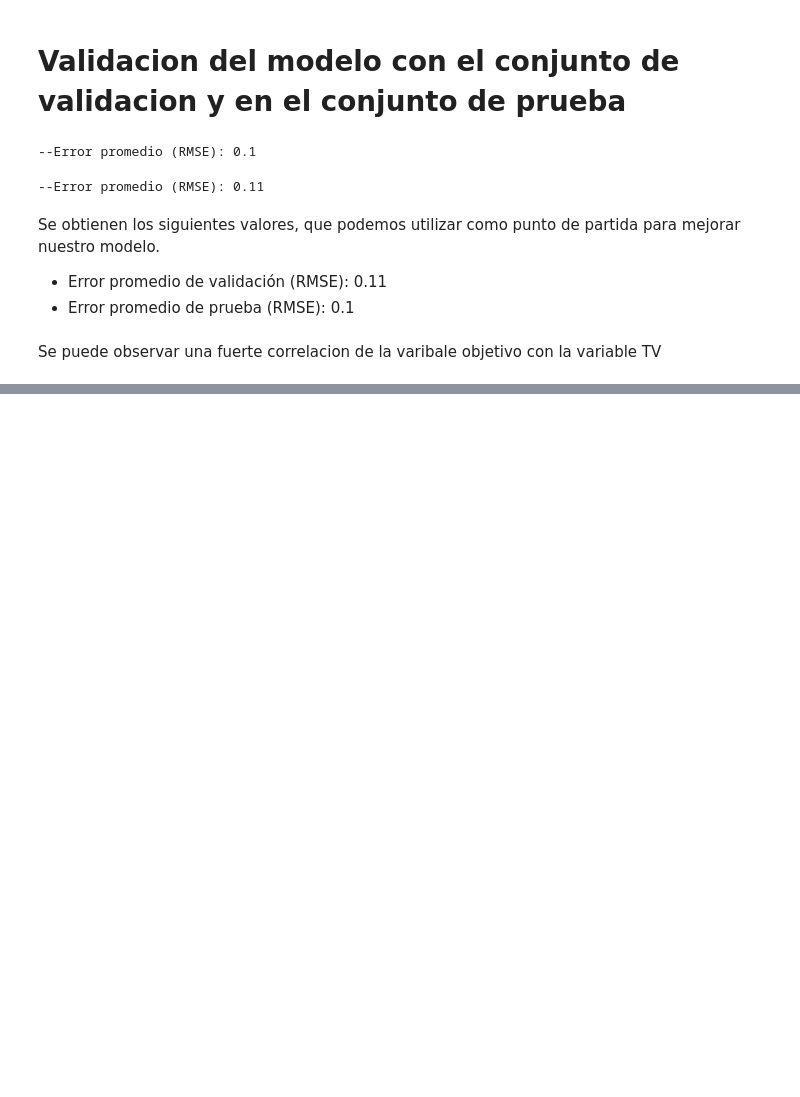
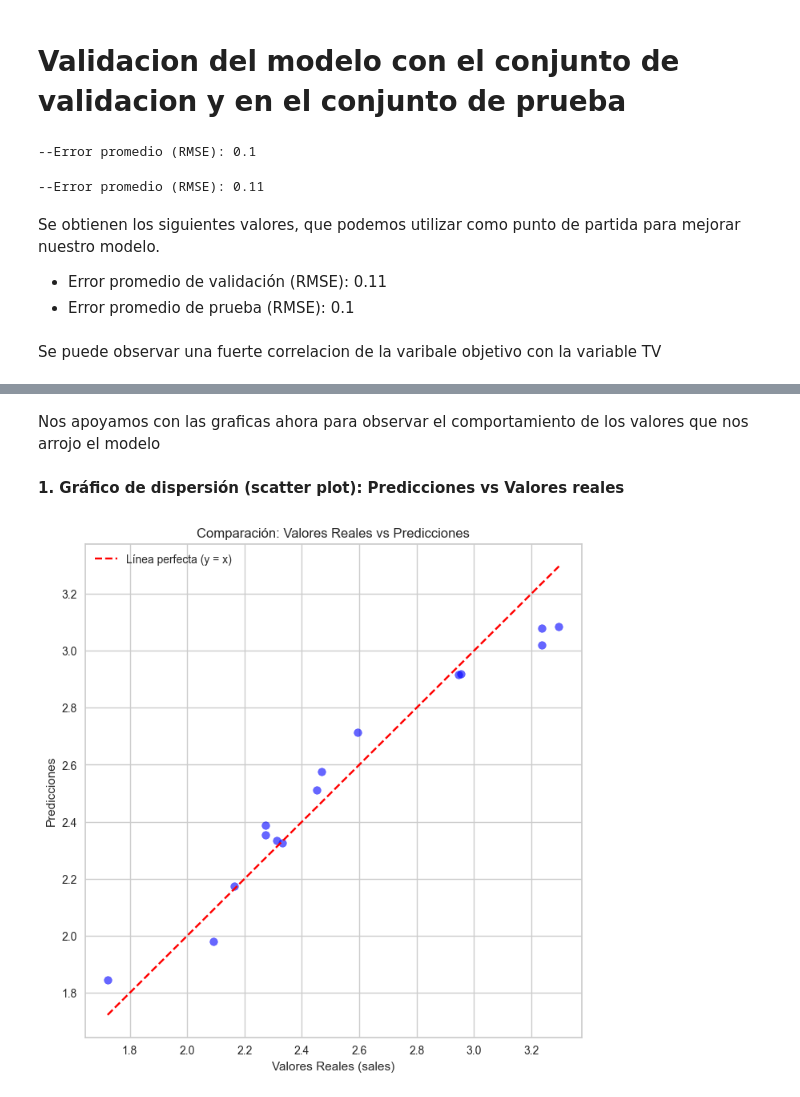
Before and after one commit to Daniel-MZP/Proyectos_regresi-n, a Jupyter notebook: Gasto en publicidad vs. ventas/advertising.ipynb, the cells around one changed output, grey strips where cells are left out. Cells and saved outputs as stored; diff of their text form; code cells hidden in the pictures; blank space fills up the shorter version.

```diff
--- a/Gasto en publicidad vs. ventas/advertising.ipynb
+++ b/Gasto en publicidad vs. ventas/advertising.ipynb
@@ -512,0 +515,5 @@ Se puede observar una fuerte correlacion de la varibale objetivo con la variable
+# %%
+valores_validacion = linear_reg.predict(x_val_log)
+df_resultados = pd.concat([x_val_log,y_val_log],axis=1).reset_index(drop=True)
+df_resultados = pd.concat([df_resultados,pd.Series(valores_validacion)],axis=1)
+df_resultados = df_resultados.rename(columns={0:"predicciones"})
@@ -512,0 +539,20 @@ Se puede observar una fuerte correlacion de la varibale objetivo con la variable
+# %% [markdown]
+Nos apoyamos con las graficas ahora para observar el comportamiento de los valores que nos arrojo el modelo
+# %% [markdown]
+**1. Gráfico de dispersión (scatter plot): Predicciones vs Valores reales**
+# %%
+# Gráfico de predicciones vs valores reales
+fig, ax = plt.subplots(figsize=(8, 8))
+
+ax.scatter(df_resultados["sales"], df_resultados["predicciones"], color="blue", alpha=0.6)
+ax.plot([df_resultados["sales"].min(), df_resultados["sales"].max()],
+        [df_resultados["sales"].min(), df_resultados["sales"].max()],
+        color="red", linestyle="--", label="Línea perfecta (y = x)")
+
+ax.set_xlabel("Valores Reales (sales)")
+ax.set_ylabel("Predicciones")
+ax.set_title("Comparación: Valores Reales vs Predicciones")
+ax.legend()
+plt.show()
+# %% [output]
+[figure, added]
```
Also changed, not shown: parts of 8 cells of this notebook.
